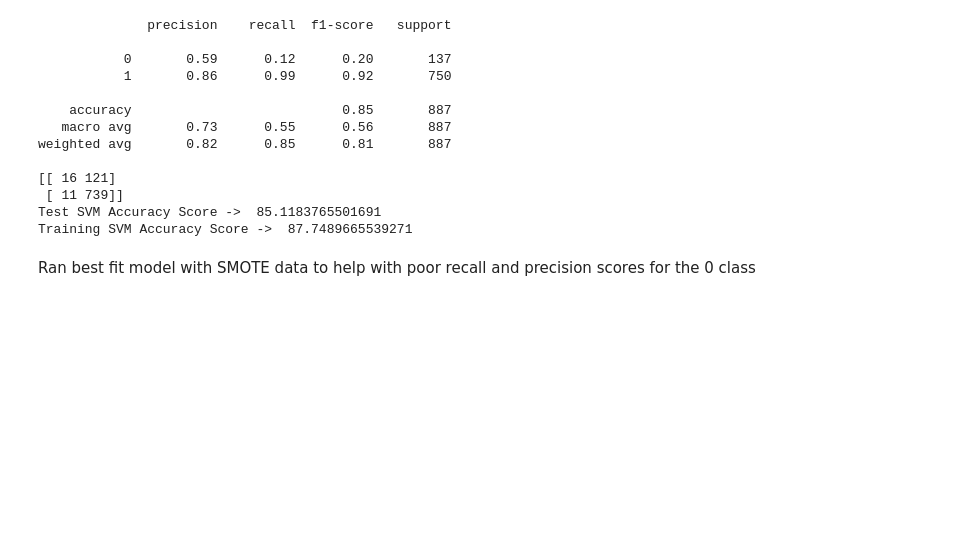
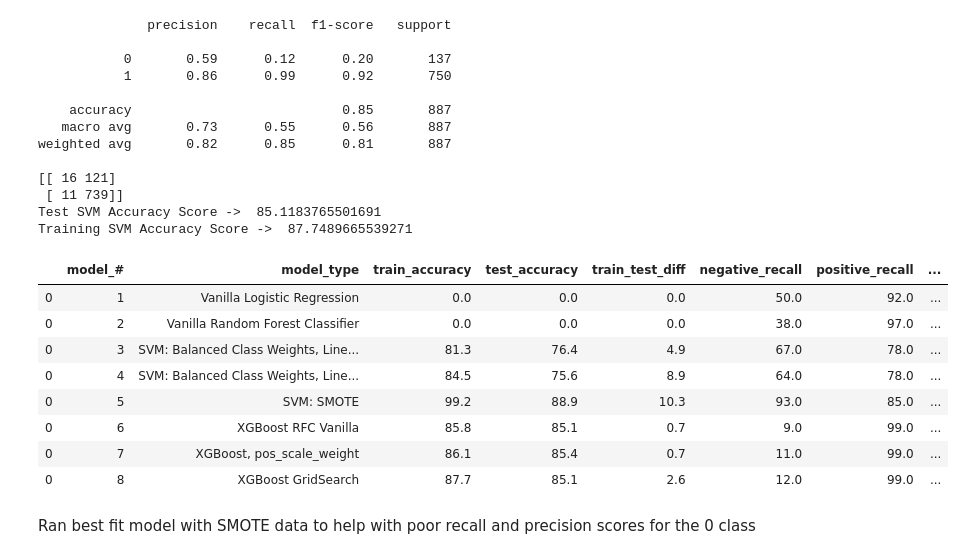
Before and after one commit to shsobieski/CustomerSentiment, a Jupyter notebook: NLP.ipynb, the cells around one changed output. Drawn from its saved outputs; the diff is of its cells as text; code cells hidden in the pictures; blank space fills up the shorter version.

```diff
--- a/NLP.ipynb
+++ b/NLP.ipynb
@@ -635,3 +691,12 @@ weighted avg       0.83      0.76      0.78       887
  [167 583]]
 Test SVM Accuracy Score ->  75.64825253664036
 Training SVM Accuracy Score ->  84.51709883502443
+# %%
+column_names = ['model_#', 'model_type', 'train_accuracy', 'test_accuracy', 'train_test_diff' ,'negative_recall',
+                'positive_recall', 'negative_f_1', 'positive_f-1', 'notes']
+results = [4, 'SVM: Balanced Class Weights, Linear Kernel, GridSearch Params',
+           84.5,75.6,8.9,64.0,78.0,45.0,84.0, 'Model still overfits and less predictive for both classes']
+results_dict = dict(zip(column_names,results))
+model_results4=pd.DataFrame(results_dict, index = range(1))
+model_results=model_results.append(model_results4)
+model_results
@@ -781,6 +914,24 @@ weighted avg       0.82      0.85      0.81       887
  [ 11 739]]
 Test SVM Accuracy Score ->  85.1183765501691
 Training SVM Accuracy Score ->  87.7489665539271
+# %%
+column_names = ['model_#', 'model_type', 'train_accuracy', 'test_accuracy', 'train_test_diff' ,'negative_recall',
+                'positive_recall', 'negative_f_1', 'positive_f-1', 'notes']
+results = [8, 'XGBoost GridSearch', 87.7,85.1,2.6,12.0,99.0,20.0,92.0, 'Class imbalance still causing issues with model']
+results_dict = dict(zip(column_names,results))
+model_results8=pd.DataFrame(results_dict, index = range(1))
+model_results=model_results.append(model_results8)
+model_results
+# %% [output]
+|  | model_# | model_type | train_accuracy | test_accuracy | train_test_diff | negative_recall | positive_recall | ... |
+| 0 | 1 | Vanilla Logistic Regression | 0.0 | 0.0 | 0.0 | 50.0 | 92.0 | ... |
+| 0 | 2 | Vanilla Random Forest Classifier | 0.0 | 0.0 | 0.0 | 38.0 | 97.0 | ... |
+| 0 | 3 | SVM: Balanced Class Weights, Line... | 81.3 | 76.4 | 4.9 | 67.0 | 78.0 | ... |
+| 0 | 4 | SVM: Balanced Class Weights, Line... | 84.5 | 75.6 | 8.9 | 64.0 | 78.0 | ... |
+| 0 | 5 | SVM: SMOTE | 99.2 | 88.9 | 10.3 | 93.0 | 85.0 | ... |
+| 0 | 6 | XGBoost RFC Vanilla | 85.8 | 85.1 | 0.7 | 9.0 | 99.0 | ... |
+| 0 | 7 | XGBoost, pos_scale_weight | 86.1 | 85.4 | 0.7 | 11.0 | 99.0 | ... |
+| 0 | 8 | XGBoost GridSearch | 87.7 | 85.1 | 2.6 | 12.0 | 99.0 | ... |
 # %% [markdown]
 Ran best fit model with SMOTE data to help with poor recall and precision scores for the 0 class
 # %%
```
Also changed, not shown: parts of 59 cells of this notebook.
